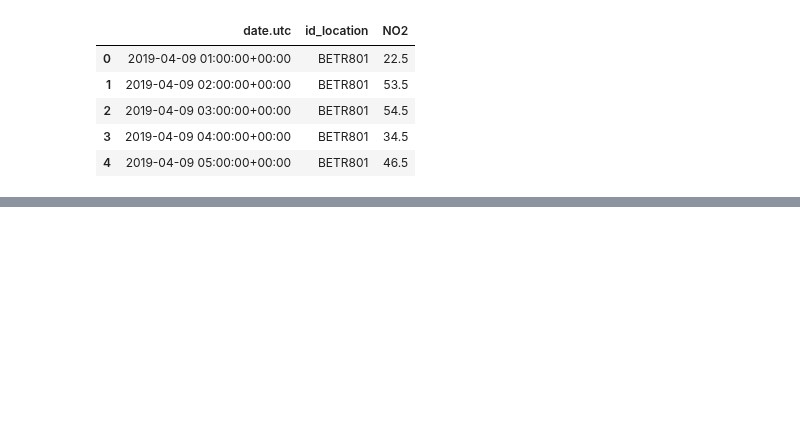
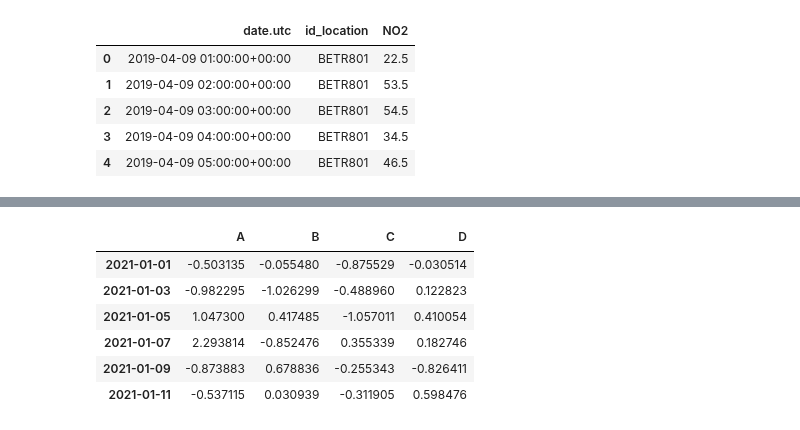
Before and after one commit to UtsavParashar/PythonProblems, a Jupyter notebook: PandasOffDoc.ipynb, the cells around one changed output, grey strips where cells are left out. Cells and saved outputs as stored; diff of their text form; code cells hidden in the pictures; blank space fills up the shorter version.

```diff
--- a/PandasOffDoc.ipynb
+++ b/PandasOffDoc.ipynb
@@ -990,0 +1006,12 @@ titanic.head(2)
+# %%
+dates = pd.date_range("20210101", periods=6, freq='2D')
+df = pd.DataFrame(np.random.randn(6,4), index=dates, columns=list("ABCD"))
+df
+# %% [output]
+|  | A | B | C | D |
+| 2021-01-01 | -0.503135 | -0.055480 | -0.875529 | -0.030514 |
+| 2021-01-03 | -0.982295 | -1.026299 | -0.488960 | 0.122823 |
+| 2021-01-05 | 1.047300 | 0.417485 | -1.057011 | 0.410054 |
+| 2021-01-07 | 2.293814 | -0.852476 | 0.355339 | 0.182746 |
+| 2021-01-09 | -0.873883 | 0.678836 | -0.255343 | -0.826411 |
+| 2021-01-11 | -0.537115 | 0.030939 | -0.311905 | 0.598476 |
```
Also changed, not shown: parts of 98 cells of this notebook, 1 other file.
